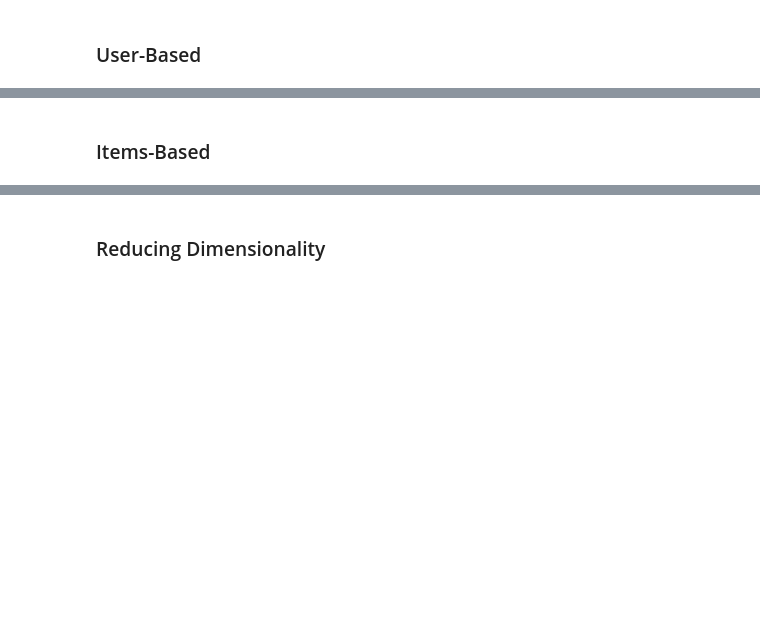
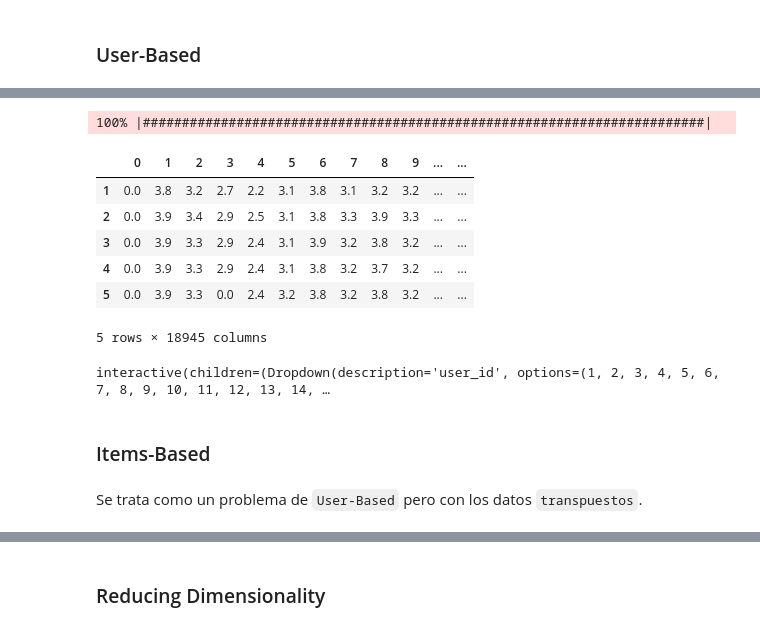
Before and after one commit to kike1985/Machine-Learning, a Jupyter notebook: 0401_Recommender_Systems_Movie.ipynb, the cells around one changed output, grey strips where cells are left out. Drawn from its saved outputs; the diff is of its cells as text; code cells hidden in the pictures; blank space fills up the shorter version.

```diff
--- a/0401_Recommender_Systems_Movie.ipynb
+++ b/0401_Recommender_Systems_Movie.ipynb
@@ -1252,2 +1255,18 @@ interactive(children=(Dropdown(description='user_id', options=(1, 2, 3, 4, 5, 6,
+# %%
+recommender_df = users_items_based_collaboration_filtering()
+recommender_df.head()
+# %% [output]
+100% |########################################################################|
+|  | 0 | 1 | 2 | 3 | 4 | 5 | 6 | 7 | 8 | 9 | ... | ... |
+| 1 | 0.0 | 3.8 | 3.2 | 2.7 | 2.2 | 3.1 | 3.8 | 3.1 | 3.2 | 3.2 | ... | ... |
+| 2 | 0.0 | 3.9 | 3.4 | 2.9 | 2.5 | 3.1 | 3.8 | 3.3 | 3.9 | 3.3 | ... | ... |
+| 3 | 0.0 | 3.9 | 3.3 | 2.9 | 2.4 | 3.1 | 3.9 | 3.2 | 3.8 | 3.2 | ... | ... |
+| 4 | 0.0 | 3.9 | 3.3 | 2.9 | 2.4 | 3.1 | 3.8 | 3.2 | 3.7 | 3.2 | ... | ... |
+| 5 | 0.0 | 3.9 | 3.3 | 0.0 | 2.4 | 3.2 | 3.8 | 3.2 | 3.8 | 3.2 | ... | ... |
+5 rows × 18945 columns
+# %%
+users_items_based_collaboration_filtering_recomm()
+# %% [output]
+interactive(children=(Dropdown(description='user_id', options=(1, 2, 3, 4, 5, 6, 7, 8, 9, 10, 11, 12, 13, 14, …
 # %% [markdown]
 ### Items-Based
@@ -1255,0 +1273,2 @@ interactive(children=(Dropdown(description='user_id', options=(1, 2, 3, 4, 5, 6,
+# %% [markdown]
+Se trata como un problema de `User-Based` pero con los datos `transpuestos`.
```
Also changed, not shown: parts of 17 cells of this notebook.
